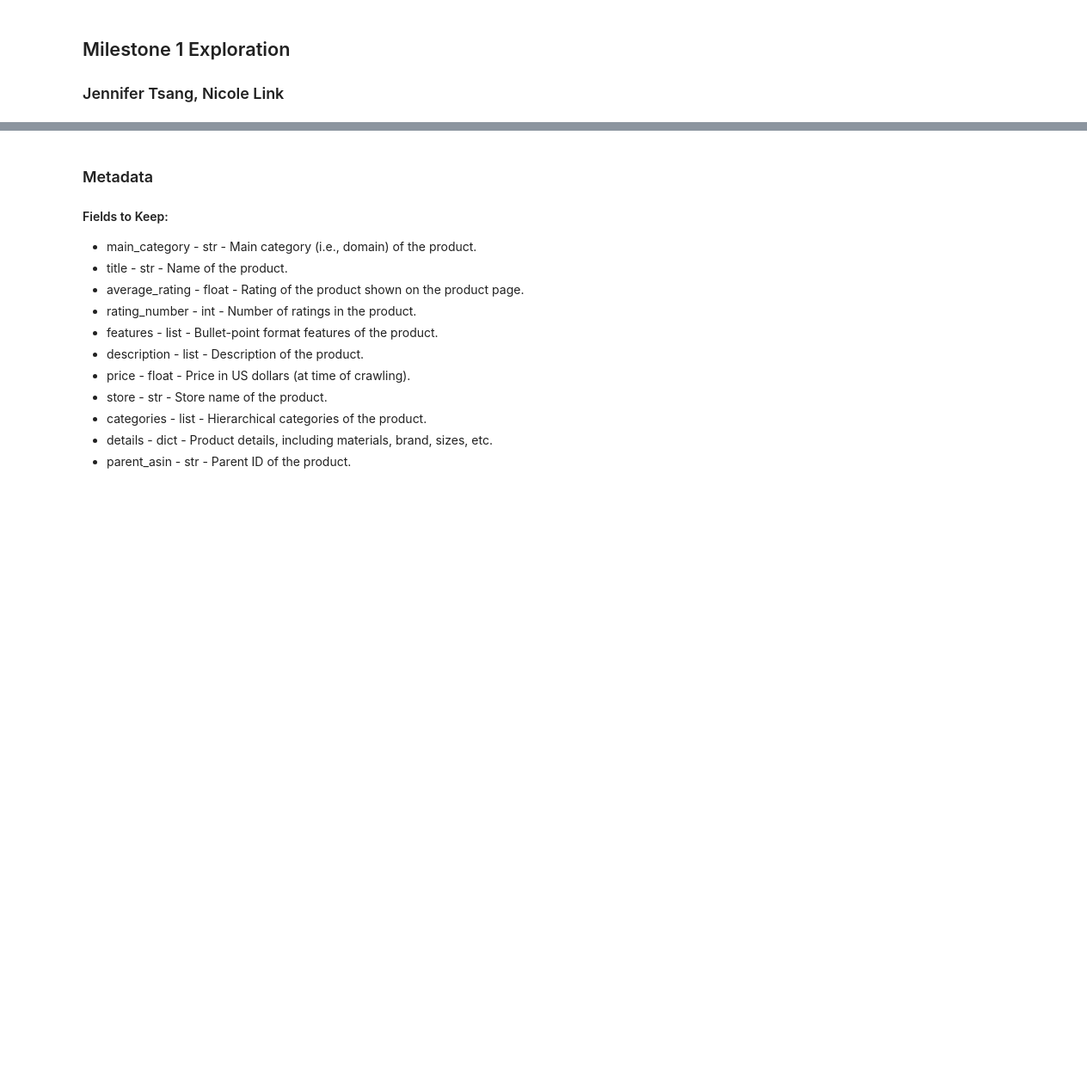
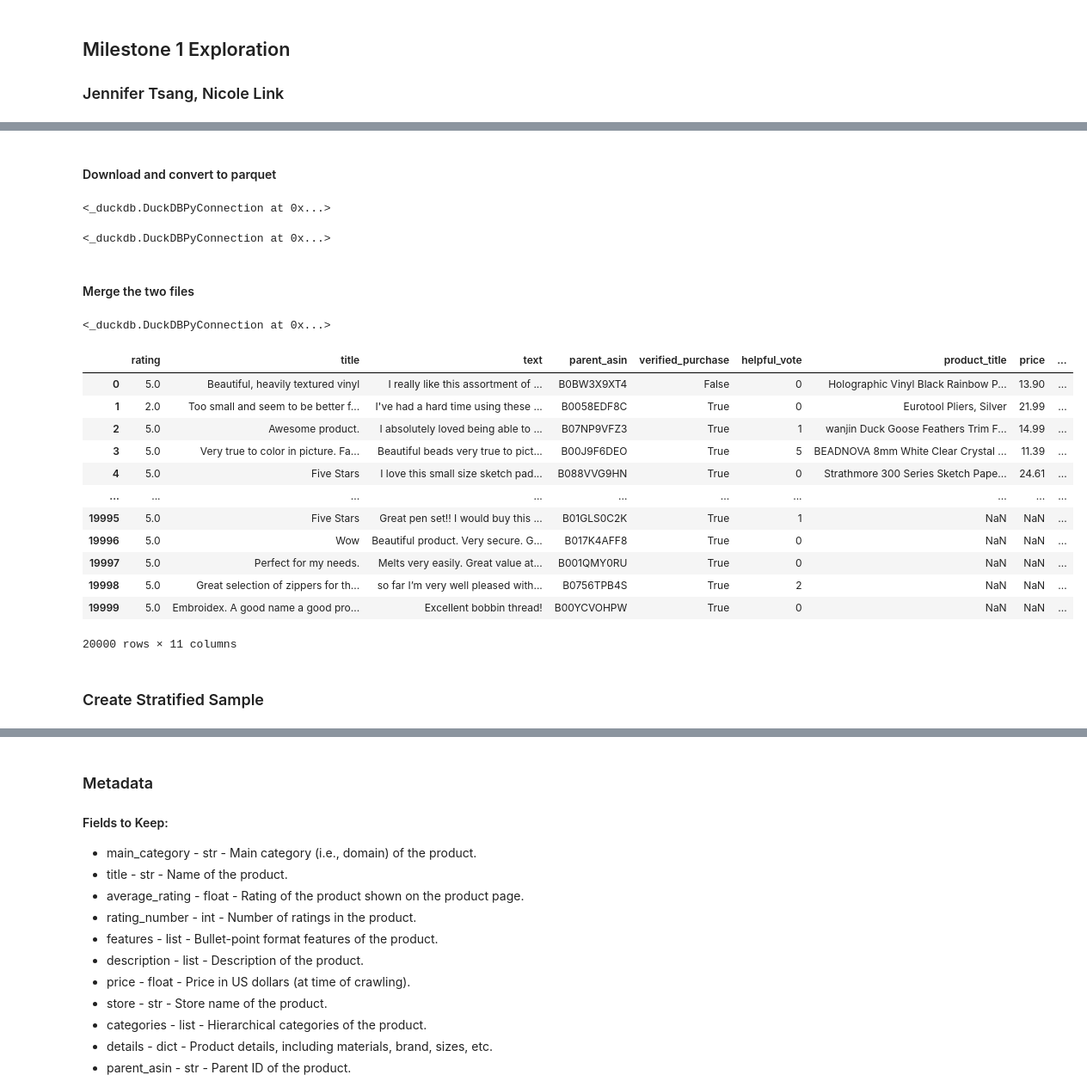
Before and after one commit to UBC-MDS/DSCI_575_project_jt8919_nicolelink33, a Jupyter notebook: notebooks/milestone1_exploration.ipynb, the cells around one changed output, grey strips where cells are left out. Shown at 86% size. Cells and saved outputs as stored; diff of their text form; code cells hidden in the pictures; blank space fills up the shorter version.

Commit message:
create working data loading, merging, convert to langchain, run bm25 search - will need to move bm25 logic to separate file

```diff
--- a/notebooks/milestone1_exploration.ipynb
+++ b/notebooks/milestone1_exploration.ipynb
@@ -118,0 +56,2 @@ None
+# %%
+c2 = duckdb.connect()
@@ -118,0 +79,52 @@ None
+# %% [markdown]
+#### Download and convert to parquet
+# %%
+c2.execute(f"""
+      COPY (SELECT * FROM read_json_auto('{REVIEWS_URL}')  LIMIT 20000)
+      TO 'data/raw/reviews_raw.parquet'
+      (FORMAT PARQUET, COMPRESSION ZSTD)
+  """)
+# %% [output]
+<_duckdb.DuckDBPyConnection at 0x...>
+# %%
+c2.execute(f"""
+      COPY (SELECT * FROM read_json_auto('{META_URL}') LIMIT 20000)
+      TO 'data/raw/meta_raw.parquet'
+      (FORMAT PARQUET, COMPRESSION ZSTD)
+  """)
+# %% [output]
+<_duckdb.DuckDBPyConnection at 0x...>
+# %% [markdown]
+#### Merge the two files
+# %%
+c2.execute("""
+    COPY (
+        SELECT r.rating, r.title, r.text, r.parent_asin, r.verified_purchase,
+           r.helpful_vote,
+           m.title AS product_title, m.price,
+           m.average_rating, m.main_category, m.store
+        FROM read_parquet('data/raw/reviews_raw.parquet') r
+        LEFT JOIN read_parquet('data/raw/meta_raw.parquet') m USING (parent_asin)
+    )
+    TO 'data/merged.parquet' (FORMAT PARQUET, COMPRESSION ZSTD)
+""")
+# %% [output]
+<_duckdb.DuckDBPyConnection at 0x...>
+# %%
+c2.execute(f"SELECT * FROM read_parquet('data/merged.parquet')").df()
+# %% [output]
+|  | rating | title | text | parent_asin | verified_purchase | helpful_vote | product_title | price | ... |
+| 0 | 5.0 | Beautiful, heavily textured vinyl | I really like this assortment of ... | B0BW3X9XT4 | False | 0 | Holographic Vinyl Black Rainbow P... | 13.90 | ... |
+| 1 | 2.0 | Too small and seem to be better f... | I've had a hard time using these ... | B0058EDF8C | True | 0 | Eurotool Pliers, Silver | 21.99 | ... |
+| 2 | 5.0 | Awesome product. | I absolutely loved being able to ... | B07NP9VFZ3 | True | 1 | wanjin Duck Goose Feathers Trim F... | 14.99 | ... |
+| 3 | 5.0 | Very true to color in picture. Fa... | Beautiful beads very true to pict... | B00J9F6DEO | True | 5 | BEADNOVA 8mm White Clear Crystal ... | 11.39 | ... |
+| 4 | 5.0 | Five Stars | I love this small size sketch pad... | B088VVG9HN | True | 0 | Strathmore 300 Series Sketch Pape... | 24.61 | ... |
+| ... | ... | ... | ... | ... | ... | ... | ... | ... | ... |
+| 19995 | 5.0 | Five Stars | Great pen set!! I would buy this ... | B01GLS0C2K | True | 1 | NaN | NaN | ... |
+| 19996 | 5.0 | Wow | Beautiful product. Very secure. G... | B017K4AFF8 | True | 0 | NaN | NaN | ... |
+| 19997 | 5.0 | Perfect for my needs. | Melts very easily. Great value at... | B001QMY0RU | True | 0 | NaN | NaN | ... |
+| 19998 | 5.0 | Great selection of zippers for th... | so far I’m very well pleased with... | B0756TPB4S | True | 2 | NaN | NaN | ... |
+| 19999 | 5.0 | Embroidex. A good name a good pro... | Excellent bobbin thread! | B00YCVOHPW | True | 0 | NaN | NaN | ... |
+20000 rows × 11 columns
+# %% [markdown]
+### Create Stratified Sample
```
Also changed, not shown: parts of 64 cells of this notebook.
